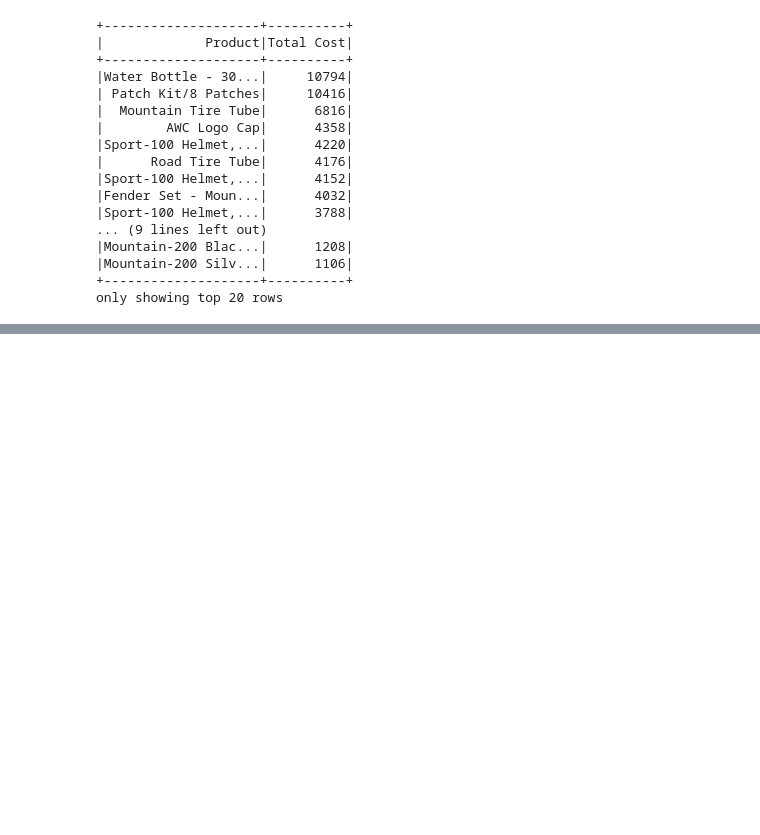
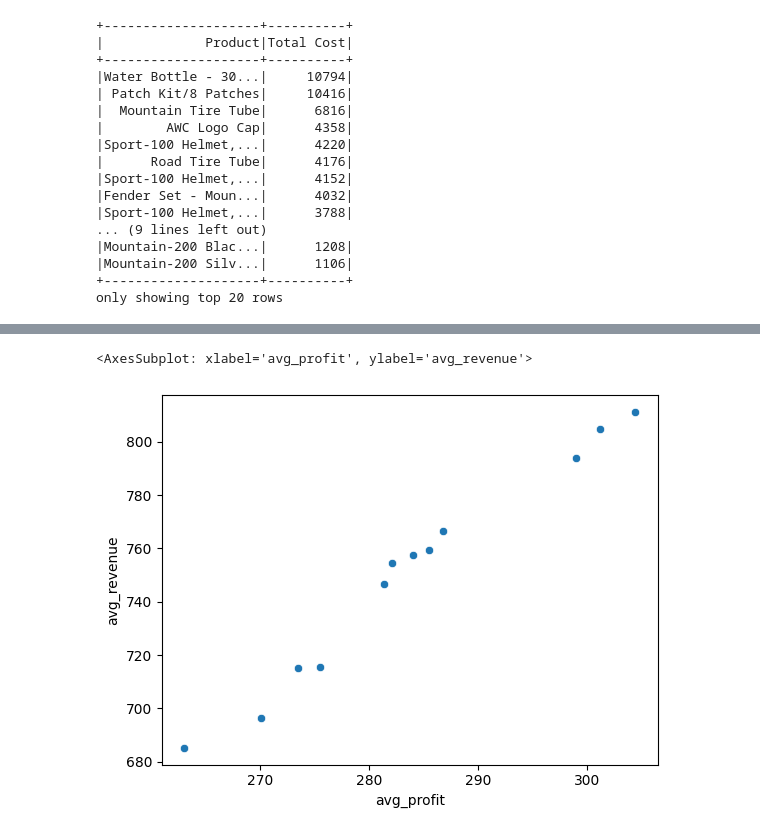
Before and after one commit to dindadinho93/Spark-Exercise, a Jupyter notebook: spark_data_sales.ipynb, the cells around one changed output, grey strips where cells are left out. Cells and saved outputs as stored; diff of their text form; code cells hidden in the pictures; blank space fills up the shorter version.

```diff
--- a/spark_data_sales.ipynb
+++ b/spark_data_sales.ipynb
@@ -147,0 +162,7 @@ only showing top 20 rows
+# %%
+df_month_profit = df.groupBy('Month').agg(avg('Profit').alias('avg_profit'), avg('Revenue').alias('avg_revenue'))
+df_month_profit = df_month_profit.toPandas()
+sns.scatterplot(x = 'avg_profit', y = 'avg_revenue', data = df_month_profit)
+# %% [output]
+<AxesSubplot: xlabel='avg_profit', ylabel='avg_revenue'>
+[figure, added]
```
Also changed, not shown: parts of 6 cells of this notebook.
